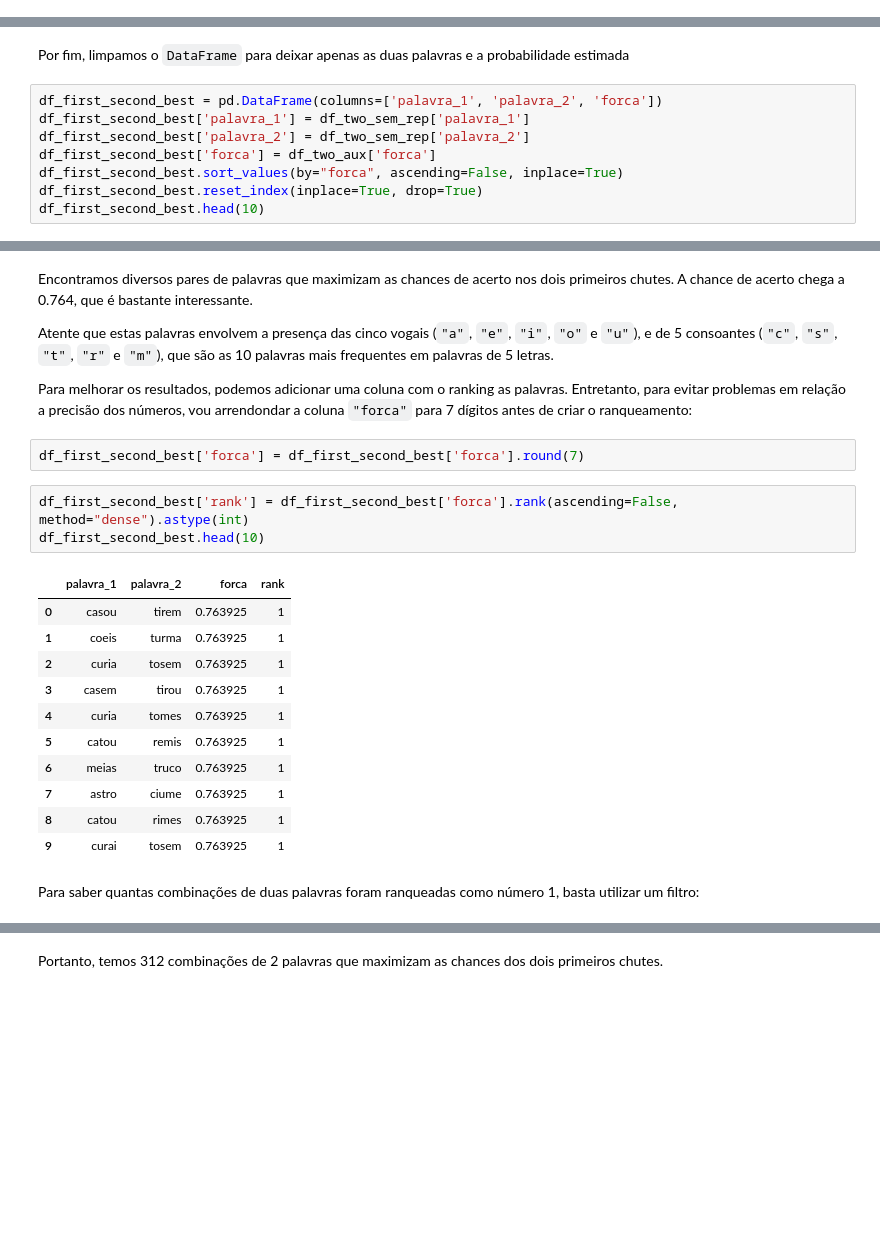
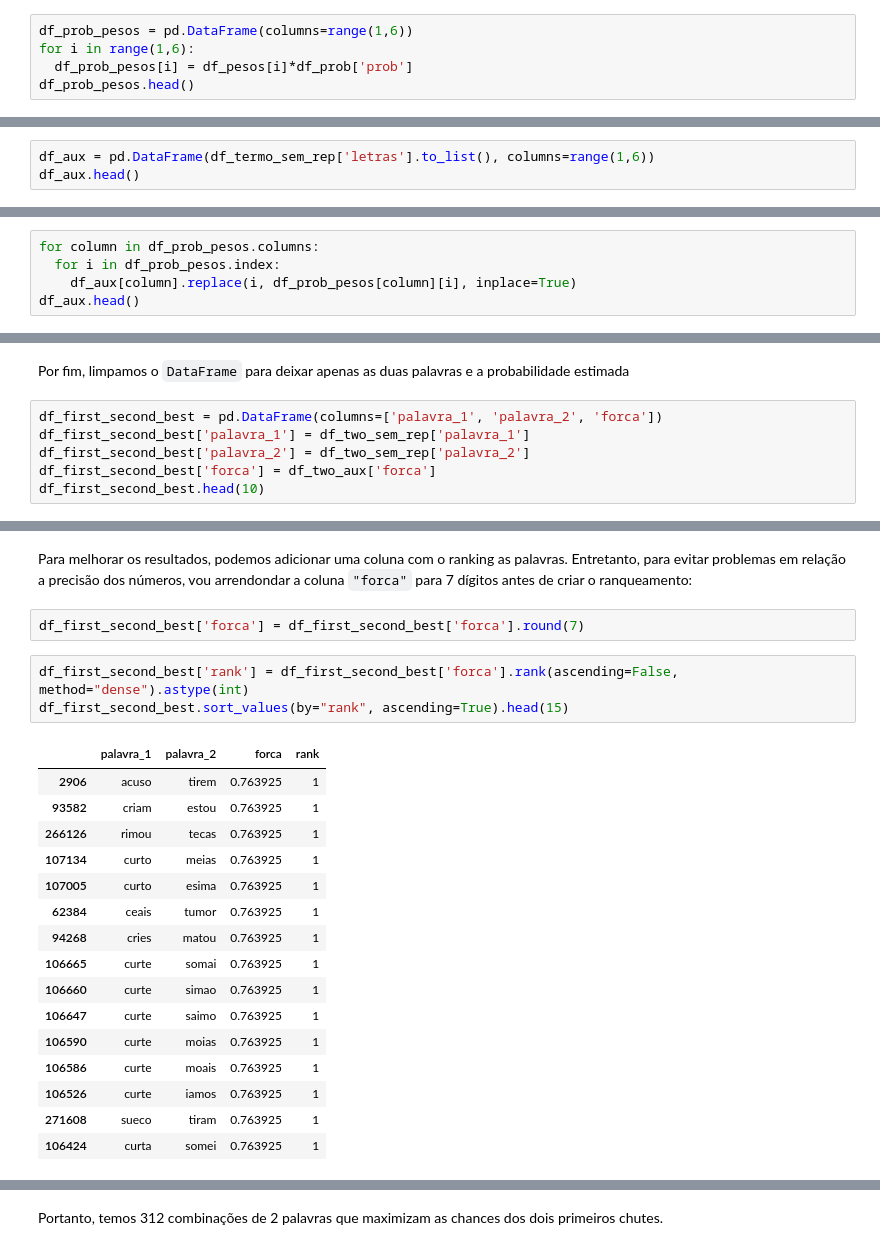
Before and after one commit to andersonmdcanteli/termo, a Jupyter notebook: termo_analysis.ipynb, the cells around one changed output, grey strips where cells are left out. Cells and saved outputs as stored; diff of their text form; blank space fills up the shorter version.

```diff
--- a/termo_analysis.ipynb
+++ b/termo_analysis.ipynb
@@ -1141,0 +1144,5 @@ df_best_first_word_combo.tail(10)
+# %%
+df_prob_pesos = pd.DataFrame(columns=range(1,6))
+for i in range(1,6):
+  df_prob_pesos[i] = df_pesos[i]*df_prob['prob']
+df_prob_pesos.head()
@@ -1141,0 +1158,3 @@ df_best_first_word_combo.tail(10)
+# %%
+df_aux = pd.DataFrame(df_termo_sem_rep['letras'].to_list(), columns=range(1,6))
+df_aux.head()
@@ -1141,0 +1170,5 @@ df_best_first_word_combo.tail(10)
+# %%
+for column in df_prob_pesos.columns:
+  for i in df_prob_pesos.index:
+    df_aux[column].replace(i, df_prob_pesos[column][i], inplace=True)
+df_aux.head()
@@ -1396,8 +1552,6 @@ df_first_second_best = pd.DataFrame(columns=['palavra_1', 'palavra_2', 'forca'])
 df_first_second_best['palavra_1'] = df_two_sem_rep['palavra_1']
 df_first_second_best['palavra_2'] = df_two_sem_rep['palavra_2']
 df_first_second_best['forca'] = df_two_aux['forca']
-df_first_second_best.sort_values(by="forca", ascending=False, inplace=True)
-df_first_second_best.reset_index(inplace=True, drop=True)
 df_first_second_best.head(10)
 # %% [output]
 |  | palavra_1 | palavra_2 | forca |
@@ -1414,25 +1568,24 @@ df_first_second_best.head(10)
 # %% [markdown]
-Encontramos diversos pares de palavras que maximizam as chances de acerto nos dois primeiros chutes. A chance de acerto chega a 0.764, que é bastante interessante.
-
-Atente que estas palavras envolvem a presença das cinco vogais (`"a"`, `"e"`, `"i"`, `"o"` e `"u"`), e de 5 consoantes (`"c"`, `"s"`, `"t"`, `"r"` e `"m"`), que são as 10 palavras mais frequentes em palavras de 5 letras.
-
 Para melhorar os resultados, podemos adicionar uma coluna com o ranking as palavras. Entretanto, para evitar problemas em relação a precisão dos números, vou arrendondar a coluna `"forca"` para 7 dígitos antes de criar o ranqueamento:
 # %%
 df_first_second_best['forca'] = df_first_second_best['forca'].round(7)
 # %%
 df_first_second_best['rank'] = df_first_second_best['forca'].rank(ascending=False, method="dense").astype(int)
-df_first_second_best.head(10)
+df_first_second_best.sort_values(by="rank", ascending=True).head(15)
 # %% [output]
 |  | palavra_1 | palavra_2 | forca | rank |
-| 0 | casou | tirem | 0.763925 | 1 |
-| 1 | coeis | turma | 0.763925 | 1 |
-| 2 | curia | tosem | 0.763925 | 1 |
-| 3 | casem | tirou | 0.763925 | 1 |
-| 4 | curia | tomes | 0.763925 | 1 |
-| 5 | catou | remis | 0.763925 | 1 |
-| 6 | meias | truco | 0.763925 | 1 |
-| 7 | astro | ciume | 0.763925 | 1 |
-| 8 | catou | rimes | 0.763925 | 1 |
-| 9 | curai | tosem | 0.763925 | 1 |
+| 2906 | acuso | tirem | 0.763925 | 1 |
+| 93582 | criam | estou | 0.763925 | 1 |
+| 266126 | rimou | tecas | 0.763925 | 1 |
+| 107134 | curto | meias | 0.763925 | 1 |
+| 107005 | curto | esima | 0.763925 | 1 |
+| 62384 | ceais | tumor | 0.763925 | 1 |
+| 94268 | cries | matou | 0.763925 | 1 |
+| 106665 | curte | somai | 0.763925 | 1 |
+| 106660 | curte | simao | 0.763925 | 1 |
+| 106647 | curte | saimo | 0.763925 | 1 |
+| 106590 | curte | moias | 0.763925 | 1 |
+| 106586 | curte | moais | 0.763925 | 1 |
+| 106526 | curte | iamos | 0.763925 | 1 |
+| 271608 | sueco | tiram | 0.763925 | 1 |
+| 106424 | curta | somei | 0.763925 | 1 |
-# %% [markdown]
-Para saber quantas combinações de duas palavras foram ranqueadas como número 1, basta utilizar um filtro:
```
Also changed, not shown: parts of 118 cells of this notebook.
